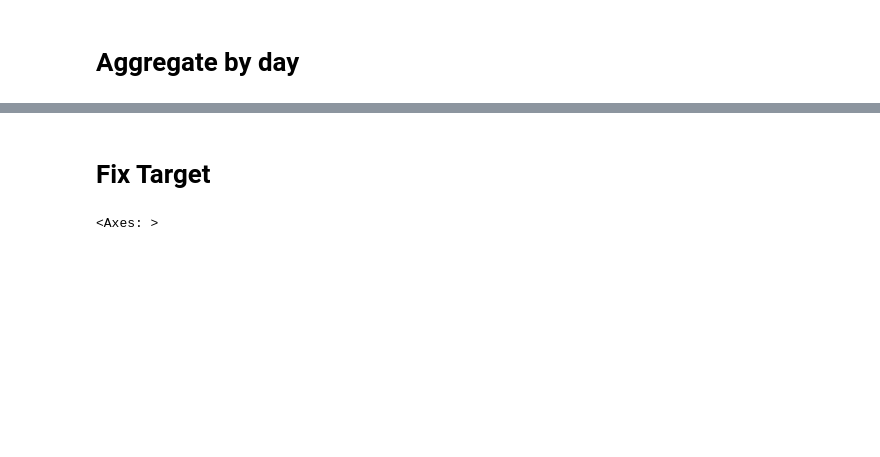
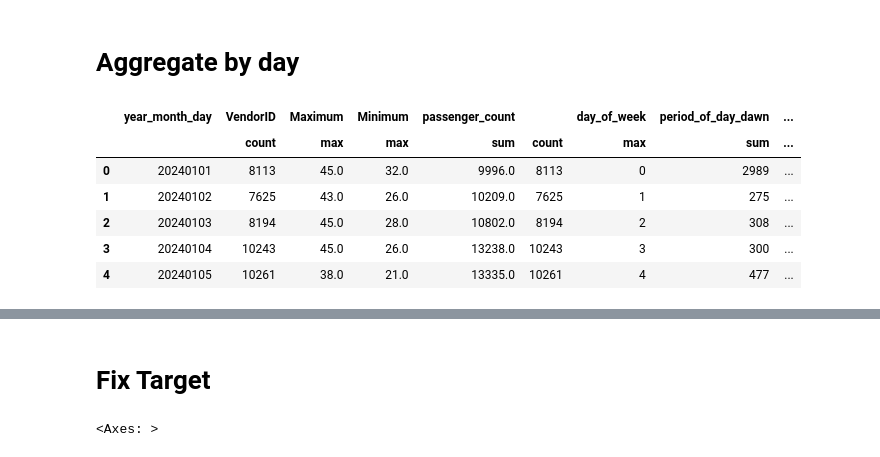
Before and after one commit to TiFalcom/ny-taxi, a Jupyter notebook: notebooks/05-Group-Features.ipynb, the cells around one changed output, grey strips where cells are left out. Saved outputs shown, nothing was run; the diff lists cells and outputs as text; code cells hidden in the pictures; blank space fills up the shorter version.

```diff
--- a/notebooks/05-Group-Features.ipynb
+++ b/notebooks/05-Group-Features.ipynb
@@ -78,0 +40,10 @@ df_agg.columns = features_rename
+# %%
+df_agg.head()
+# %% [output]
+|  | year_month_day | VendorID | Maximum | Minimum | passenger_count |  | day_of_week | period_of_day_dawn | ... |
+|  |  | count | max | max | sum | count | max | sum | ... |
+| 0 | 20240101 | 8113 | 45.0 | 32.0 | 9996.0 | 8113 | 0 | 2989 | ... |
+| 1 | 20240102 | 7625 | 43.0 | 26.0 | 10209.0 | 7625 | 1 | 275 | ... |
+| 2 | 20240103 | 8194 | 45.0 | 28.0 | 10802.0 | 8194 | 2 | 308 | ... |
+| 3 | 20240104 | 10243 | 45.0 | 26.0 | 13238.0 | 10243 | 3 | 300 | ... |
+| 4 | 20240105 | 10261 | 38.0 | 21.0 | 13335.0 | 10261 | 4 | 477 | ... |
```
Also changed, not shown: parts of 14 cells of this notebook, 21 other files.
